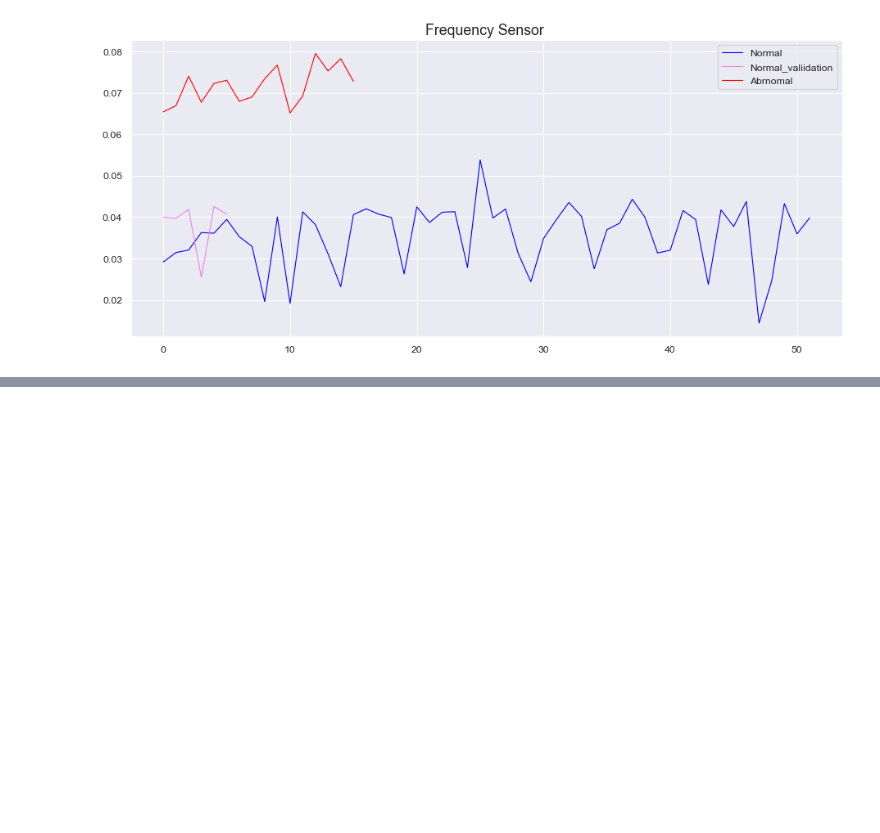
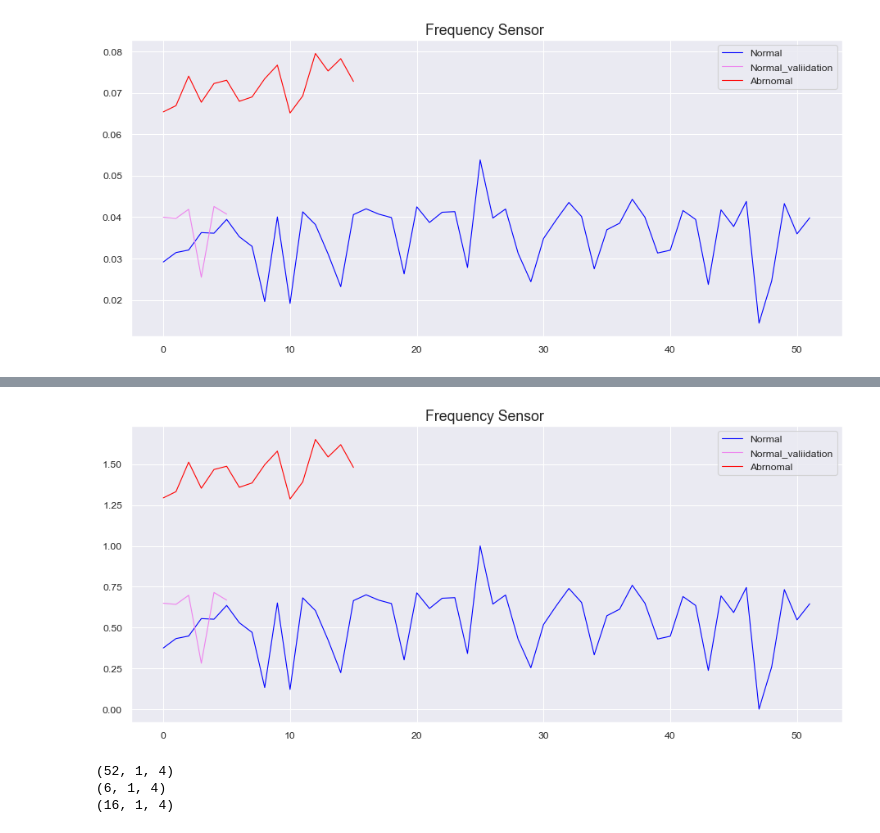
Before and after one commit to oune/AnomalyDetection, a Jupyter notebook: train_LSTM_AE.ipynb, the cells around one changed output, grey strips where cells are left out. Cells and saved outputs as stored; diff of their text form; code cells hidden in the pictures; blank space fills up the shorter version.

```diff
--- a/train_LSTM_AE.ipynb
+++ b/train_LSTM_AE.ipynb
@@ -19,11 +28,4 @@ from easydict import EasyDict
 # %%
-args = EasyDict({
-    'dir_path' : r"D:\Anomaly-Dataset\sar400_vibration_data",
-    'is_normal' : True,
-    'is_train' : True,
-    'stop_idx' : 1
-})
-
 train_data_0, train_data_1, train_data_2, train_data_3, validation_data_0, validation_data_1, validation_data_2, validation_data_3 = load_data_raw(
     dir_path=args.dir_path,
     is_normal=args.is_normal,
@@ -44,21 +54,25 @@ display_data(train_data_0, validation_data_0, test_data_0)
 # %%
 from sklearn.preprocessing import StandardScaler, MinMaxScaler, RobustScaler
 
 scaler = MinMaxScaler()
-X_train_0 = scaler.fit_transform(train_data_0)
-X_train_1 = scaler.transform(train_data_1)
-X_train_2 = scaler.transform(train_data_2)
-X_train_3 = scaler.transform(train_data_3)
+X_train_0 = data_adjust_scale(scaler, train_data_0, args.data_scale_fit)
+X_train_1 = data_adjust_scale(scaler, train_data_1, args.data_scale_trans)
+X_train_2 = data_adjust_scale(scaler, train_data_2, args.data_scale_trans)
+X_train_3 = data_adjust_scale(scaler, train_data_3, args.data_scale_trans)
 
-X_validation_0 = scaler.transform(validation_data_0)
-X_validation_1 = scaler.transform(validation_data_1)
-X_validation_2 = scaler.transform(validation_data_2)
-X_validation_3 = scaler.transform(validation_data_3)
+X_validation_0 = data_adjust_scale(scaler, validation_data_0, args.data_scale_trans)
+X_validation_1 = data_adjust_scale(scaler, validation_data_1, args.data_scale_trans)
+X_validation_2 = data_adjust_scale(scaler, validation_data_2, args.data_scale_trans)
+X_validation_3 = data_adjust_scale(scaler, validation_data_3, args.data_scale_trans)
 
-X_test_0 = scaler.transform(test_data_0)
-X_test_1 = scaler.transform(test_data_1)
-X_test_2 = scaler.transform(test_data_2)
-X_test_3 = scaler.transform(test_data_3)
+X_test_0 = data_adjust_scale(scaler, test_data_0, args.data_scale_trans)
+X_test_1 = data_adjust_scale(scaler, test_data_1, args.data_scale_trans)
+X_test_2 = data_adjust_scale(scaler, test_data_2, args.data_scale_trans)
+X_test_3 = data_adjust_scale(scaler, test_data_3, args.data_scale_trans)
+
+display_data(X_train_0, X_validation_0, X_test_0)
+# %% [output]
+[figure, added]
 # %%
 def autoencoder_model(X):
     inputs = Input(shape=(X.shape[1], X.shape[2]))
@@ -73,17 +87,17 @@ def autoencoder_model(X):
     model = Model(inputs=inputs, outputs=output)
     return model
 # %%
-X_train = concate_data((X_train_0, X_train_1, X_train_2, X_train_3), axis=1)
-X_validation = concate_data((X_validation_0, X_validation_1, X_validation_2, X_validation_3), axis=1)
-X_test = concate_data((X_test_0, X_test_1, X_test_2, X_test_3), axis=1)
-
-X_train = X_train.reshape(X_train.shape[0], 1, X_train.shape[1])
-X_validation = X_validation.reshape(X_validation.shape[0], 1, X_validation.shape[1])
-X_test = X_test.reshape(X_test.shape[0], 1, X_test.shape[1])
+X_train = data_reshape_for_train(X_train_0, X_train_1, X_train_2, X_train_3)
+X_validation = data_reshape_for_train(X_validation_0, X_validation_1, X_validation_2, X_validation_3)
+X_test = data_reshape_for_train(X_test_0, X_test_1, X_test_2, X_test_3)
 
 print(X_train.shape)
 print(X_validation.shape)
 print(X_test.shape)
+# %% [output]
+(52, 1, 4)
+(6, 1, 4)
+(16, 1, 4)
 # %%
 model = autoencoder_model(X_train)
 model.compile(optimizer='adam', loss='mae')
```
Also changed, not shown: parts of 4 cells of this notebook.
